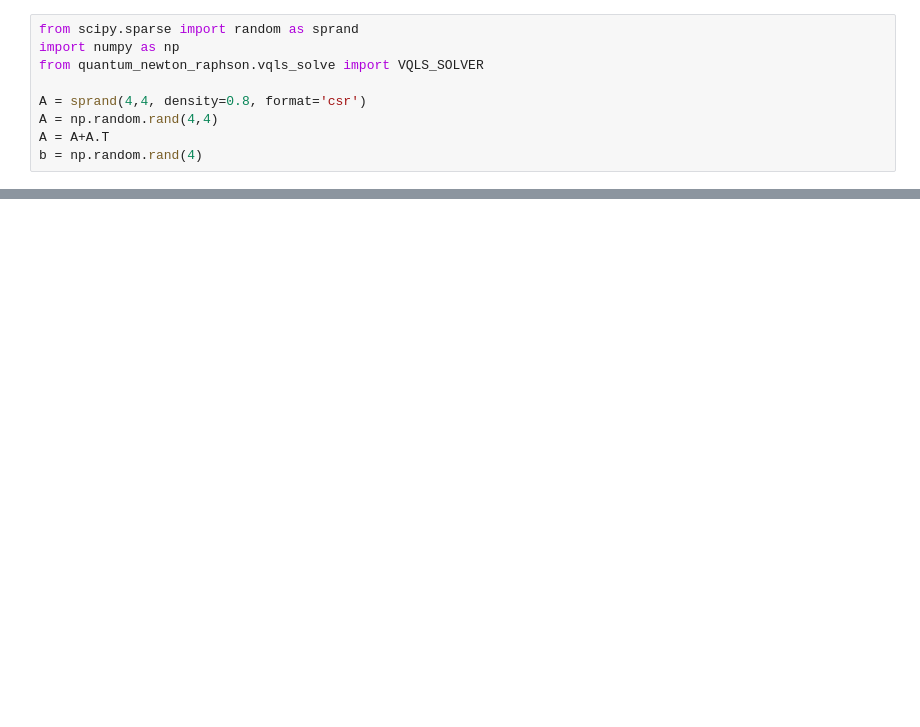
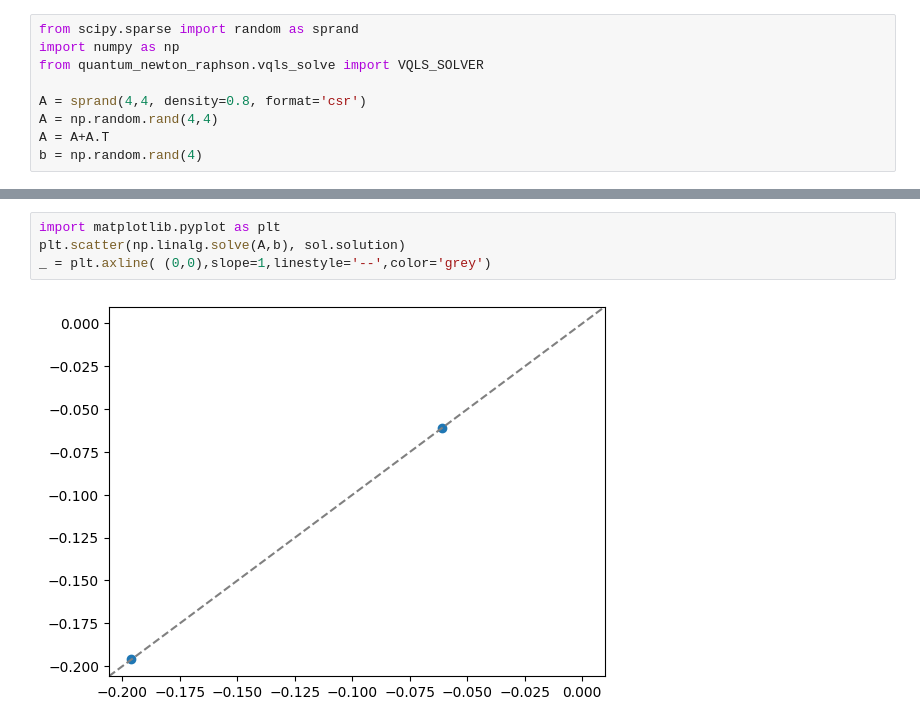
Before and after one commit to QuantumApplicationLab/QuantumNewtonRaphson, a Jupyter notebook: docs/notebooks/vqls.ipynb, the cells around one changed output, grey strips where cells are left out. Drawn from its saved outputs; the diff is of its cells as text; blank space fills up the shorter version.

```diff
--- a/docs/notebooks/vqls.ipynb
+++ b/docs/notebooks/vqls.ipynb
@@ -27,0 +37,6 @@ sol = solver(A, b)
+# %%
+import matplotlib.pyplot as plt
+plt.scatter(np.linalg.solve(A,b), sol.solution)
+_ = plt.axline( (0,0),slope=1,linestyle='--',color='grey')
+# %% [output]
+[figure, added]
```
Also changed, not shown: parts of 8 cells of this notebook, 2 other files.
